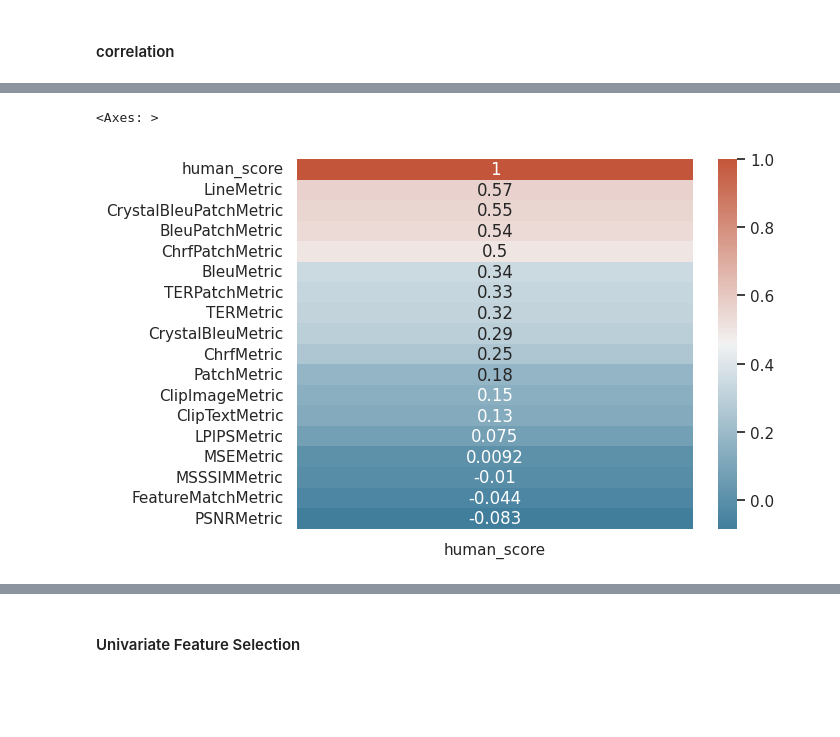
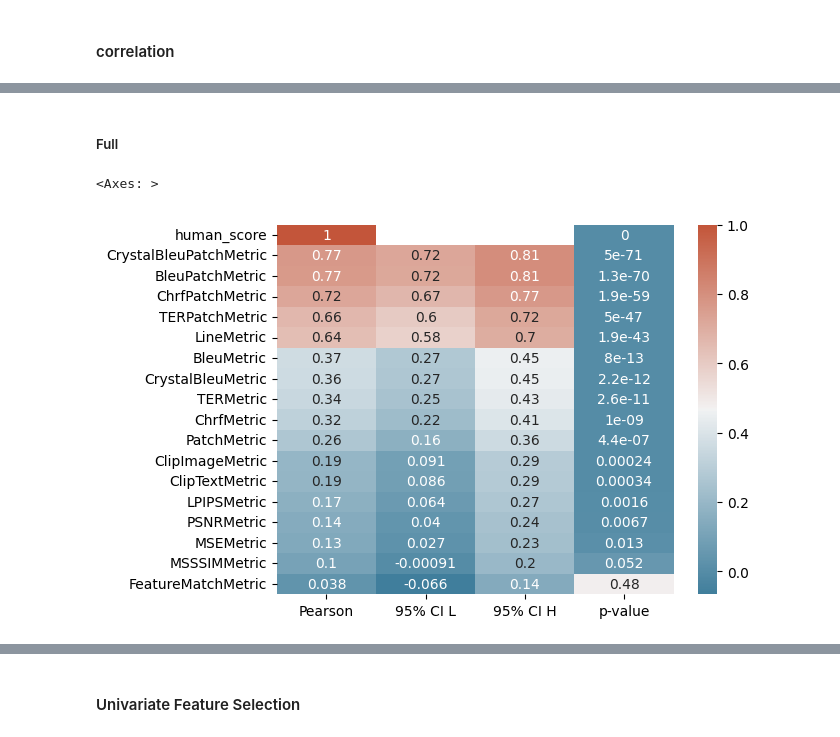
Before and after one commit to VarBench-SE/metricEval, a Jupyter notebook: analysis/metric_analysis.ipynb, the cells around one changed output, grey strips where cells are left out. Cells and saved outputs as stored; diff of their text form; code cells hidden in the pictures; blank space fills up the shorter version.

```diff
--- a/analysis/metric_analysis.ipynb
+++ b/analysis/metric_analysis.ipynb
@@ -9,9 +9,13 @@ from datasets import load_dataset
 
 full_df = load_dataset(
     "CharlyR/varbench-metric-evaluation", "treated", split="train"
-).to_pandas()
+).to_pandas()#TODO switch to treated_new
 df = full_df[
-    [col_name for col_name in full_df.columns if "Metric" in col_name or "human_score" in col_name]
+    [
+        col_name
+        for col_name in full_df.columns
+        if any(keyword in col_name for keyword in ["Metric", "human_score", "id","config"])
+    ]
 ]
 
 len(df)
@@ -43,10 +36,0 @@ sns.heatmap(sorted_corr, annot=True, cmap=cmap)
-# %%
-import seaborn as sns
-
-corr = df.corr("kendall")
-sorted_corr = corr[["human_score"]].sort_values(by="human_score", ascending=False)  # Sort descending
-cmap = sns.diverging_palette(230, 20, as_cmap=True)
-sns.heatmap(sorted_corr, annot=True, cmap=cmap)
-# %% [output]
-<Axes: >
-[figure, removed]
@@ -52,0 +42,9 @@ sns.heatmap(sorted_corr, annot=True, cmap=cmap)
+# %% [markdown]
+##### Full
+# %%
+sorted_corr = metric_utils.pearson_confidence_interval(df.drop(columns=["id","config"])).sort_values(by="Pearson", ascending=False).drop(columns=["metric"])
+sorted_corr = sorted_corr.apply(pd.to_numeric)
+sns.heatmap(sorted_corr, annot=True, cmap=cmap)
+# %% [output]
+<Axes: >
+[figure, added]
```
Also changed, not shown: parts of 9 cells of this notebook, 4 other files.
